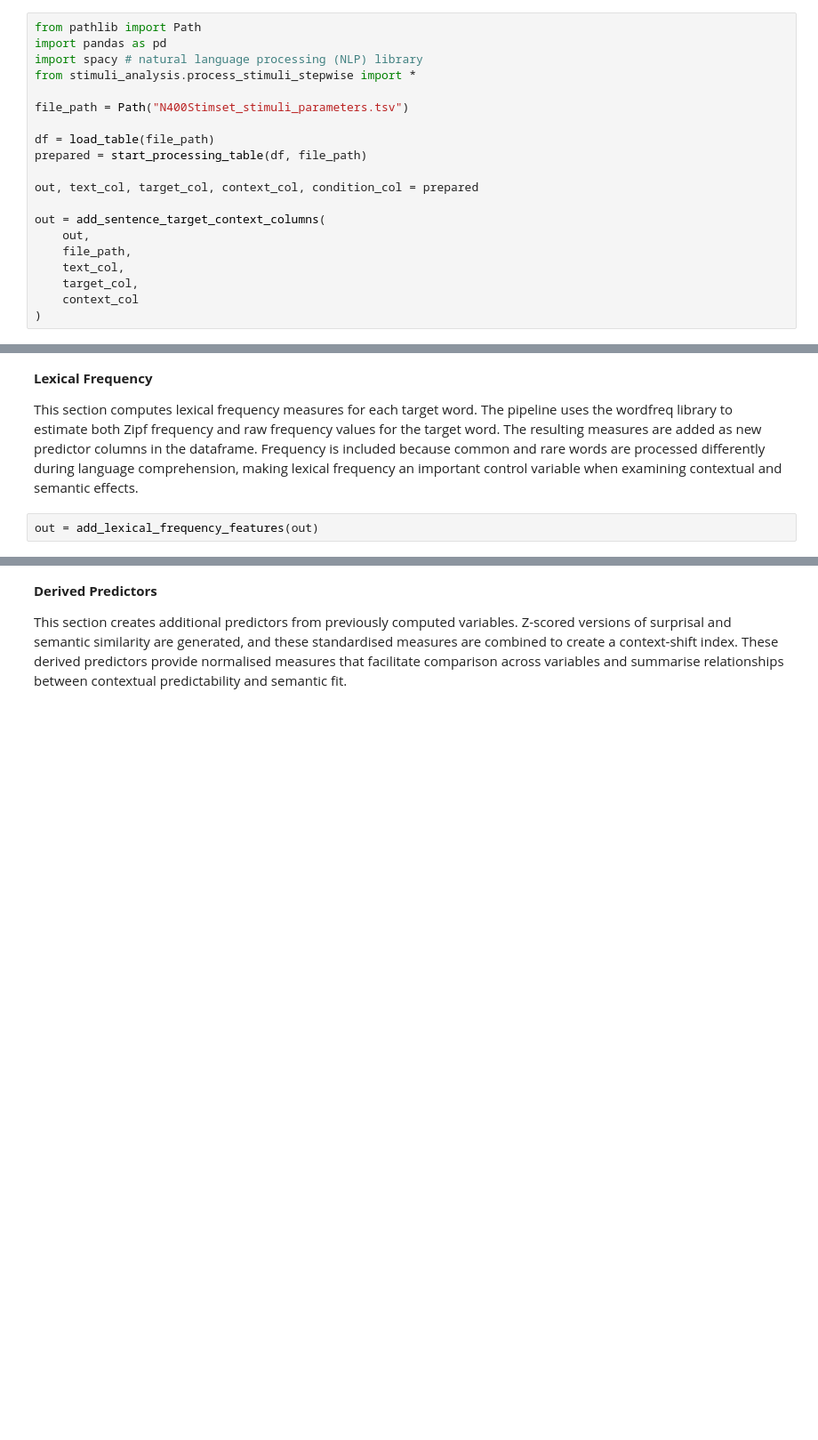
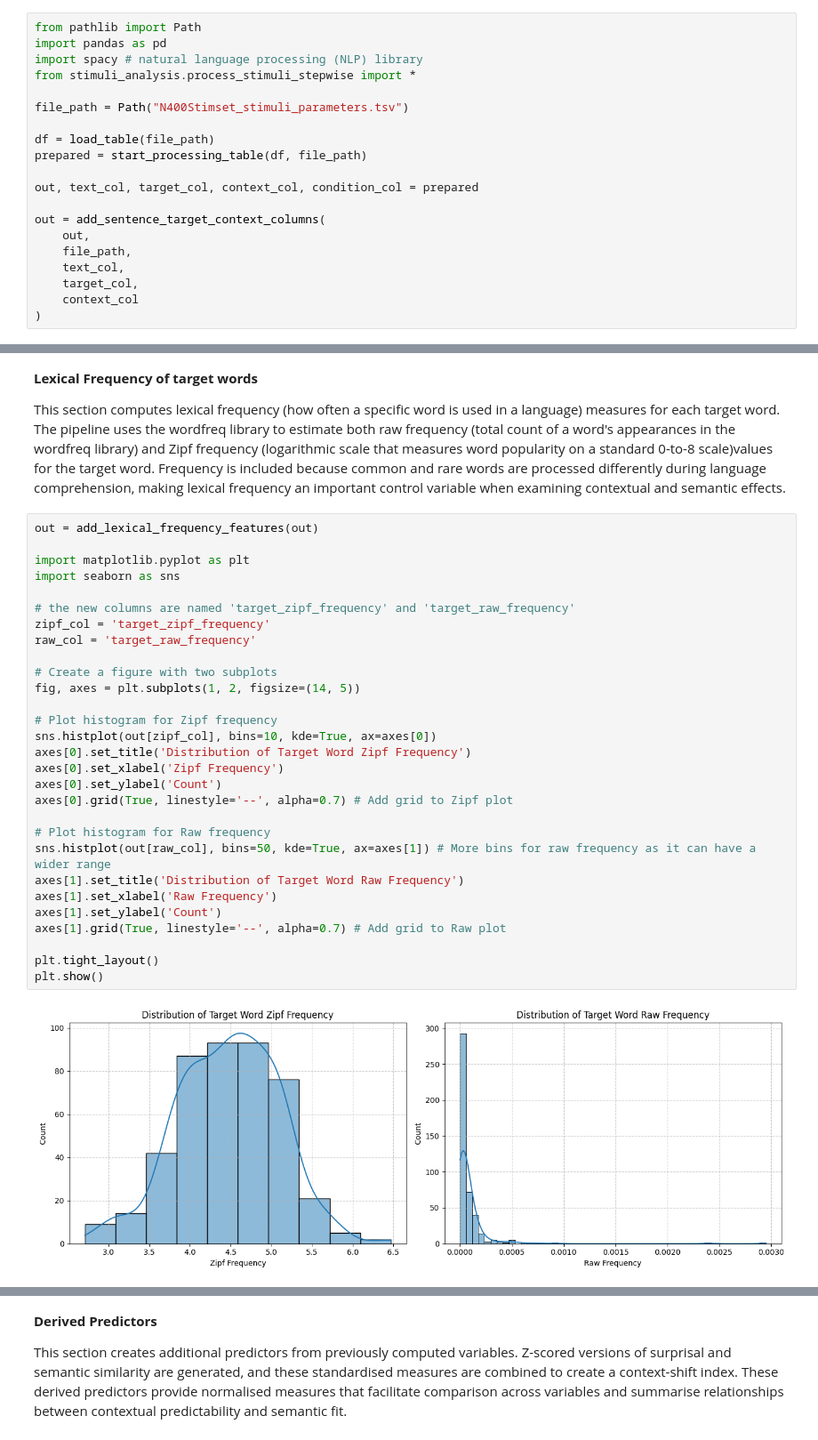
Before and after one commit to AngelaGS27/EEG-Sentence-ERP-Trial-Level-Modelling, a Jupyter notebook: stimuli_analysis.ipynb, the cells around one changed output, grey strips where cells are left out. Shown at 89% size. Saved outputs shown, nothing was run; the diff lists cells and outputs as text; blank space fills up the shorter version.

Commit message:
Added data viz, need to select variables before export

```diff
--- a/stimuli_analysis.ipynb
+++ b/stimuli_analysis.ipynb
@@ -94,7 +123,36 @@ out = add_sentence_target_context_columns(
 # %% [markdown]
-**Lexical Frequency**
+**Lexical Frequency of target words**
 
-This section computes lexical frequency measures for each target word. The pipeline uses the wordfreq library to estimate both Zipf frequency and raw frequency values for the target word. The resulting measures are added as new predictor columns in the dataframe. Frequency is included because common and rare words are processed differently during language comprehension, making lexical frequency an important control variable when examining contextual and semantic effects.
+This section computes lexical frequency (how often a specific word is used in a language) measures for each target word. The pipeline uses the wordfreq library to estimate both raw frequency (total count of a word's appearances in the wordfreq library) and Zipf frequency (logarithmic scale that measures word popularity on a standard 0-to-8 scale)values for the target word. Frequency is included because common and rare words are processed differently during language comprehension, making lexical frequency an important control variable when examining contextual and semantic effects.
-# %%
-out = add_lexical_frequency_features(out)
+# %%
+out = add_lexical_frequency_features(out)
+
+import matplotlib.pyplot as plt
+import seaborn as sns
+
+# the new columns are named 'target_zipf_frequency' and 'target_raw_frequency'
+zipf_col = 'target_zipf_frequency'
+raw_col = 'target_raw_frequency'
+
+# Create a figure with two subplots
+fig, axes = plt.subplots(1, 2, figsize=(14, 5))
+
+# Plot histogram for Zipf frequency
+sns.histplot(out[zipf_col], bins=10, kde=True, ax=axes[0])
+axes[0].set_title('Distribution of Target Word Zipf Frequency')
+axes[0].set_xlabel('Zipf Frequency')
+axes[0].set_ylabel('Count')
+axes[0].grid(True, linestyle='--', alpha=0.7) # Add grid to Zipf plot
+
+# Plot histogram for Raw frequency
+sns.histplot(out[raw_col], bins=50, kde=True, ax=axes[1]) # More bins for raw frequency as it can have a wider range
+axes[1].set_title('Distribution of Target Word Raw Frequency')
+axes[1].set_xlabel('Raw Frequency')
+axes[1].set_ylabel('Count')
+axes[1].grid(True, linestyle='--', alpha=0.7) # Add grid to Raw plot
+
+plt.tight_layout()
+plt.show()
+# %% [output]
+[figure, added]
 # %% [markdown]
```
Also changed, not shown: parts of 37 cells of this notebook.
